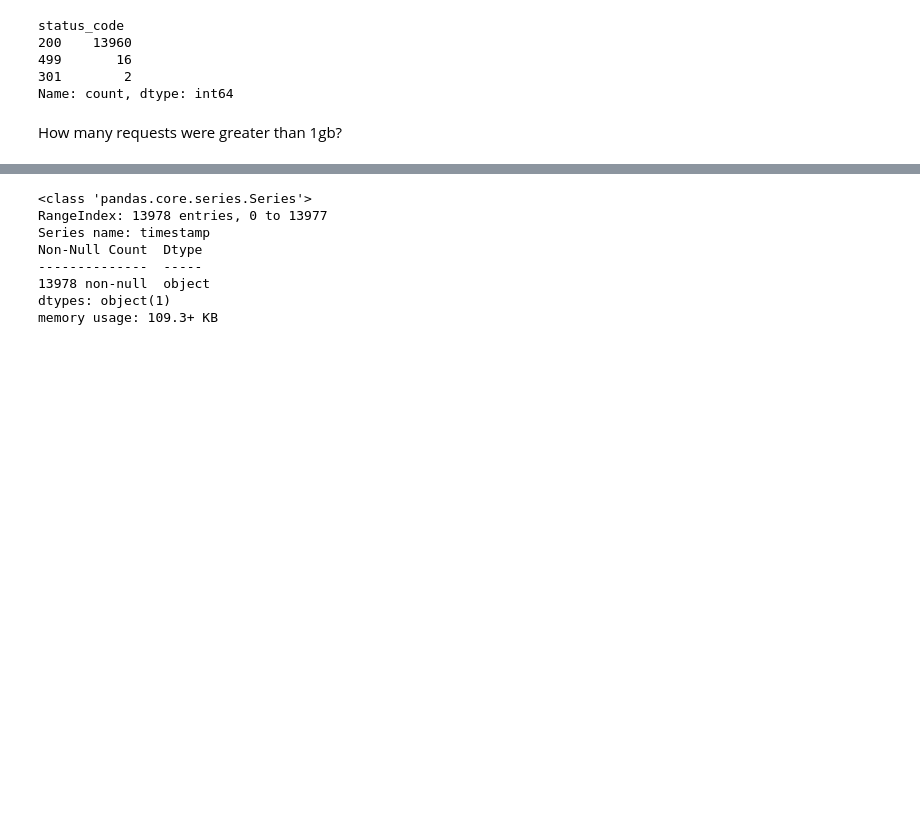
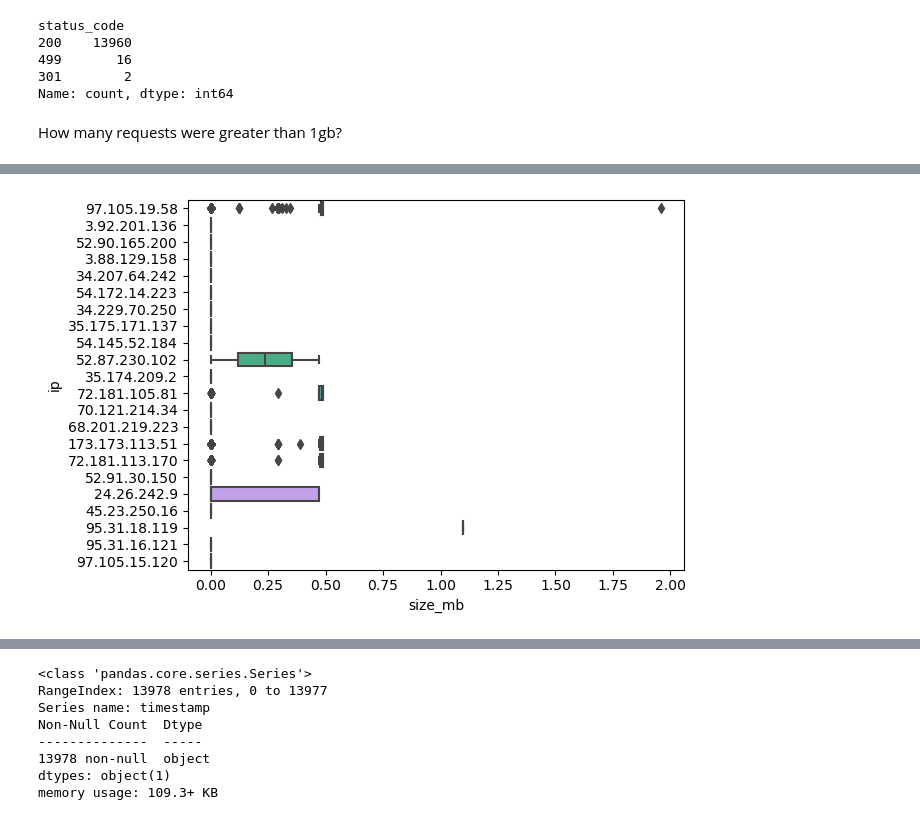
Before and after one commit to Joshua-Click/anomaly-detection-exercises, a Jupyter notebook: discrete_anomaly_detection.ipynb, the cells around one changed output, grey strips where cells are left out. Cells and saved outputs as stored; diff of their text form; code cells hidden in the pictures; blank space fills up the shorter version.

```diff
--- a/discrete_anomaly_detection.ipynb
+++ b/discrete_anomaly_detection.ipynb
@@ -252,3 +252,9 @@ df[df.size_mb > 1.0]
 |  | ip | timestamp | request_method | request_path | http_version | status_code | size | user_agent | ... |
 | 13974 | 95.31.18.119 | 21/Apr/2019 10:02:41 | GET | /api/v1/items/ | HTTP/1.1 | 200 | 1153005 | python-requests/2.21.0 | ... |
 | 13977 | 97.105.19.58 | 19/Apr/2019 19:42:41 | GET | /api/v1/sales?page=79/ | HTTP/1.1 | 200 | 2056327 | python-requests/2.21.0 | ... |
+# %%
+sns.boxplot(data=df, x = df['size_mb'], y=
+            df['ip'])
+plt.show()
+# %% [output]
+[figure, added]
```
Also changed, not shown: parts of 9 cells of this notebook, 1 other file.
